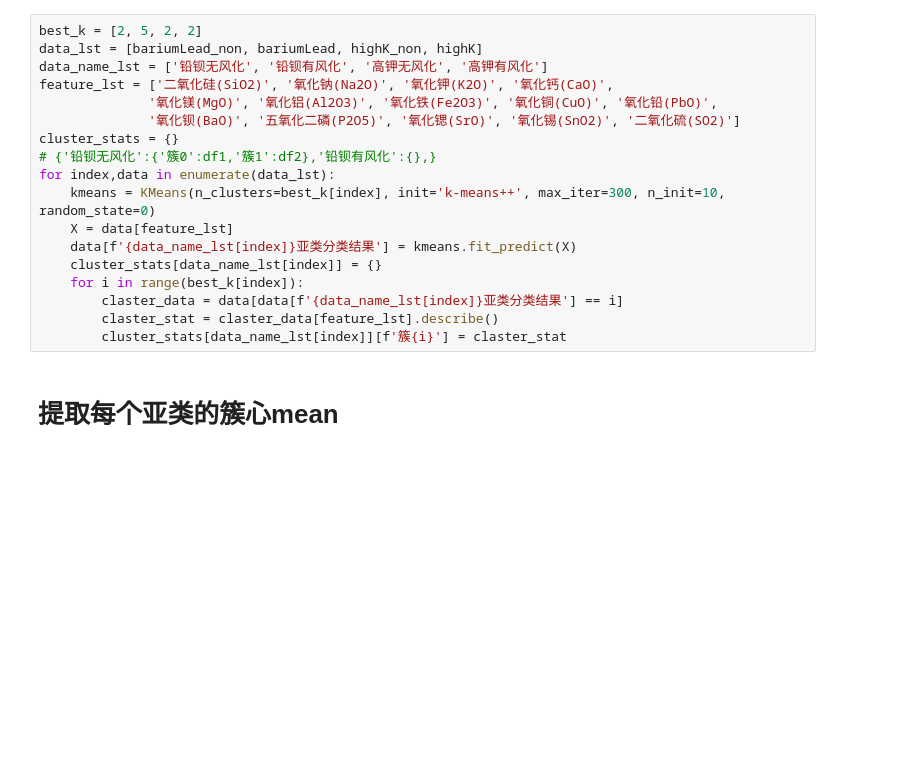
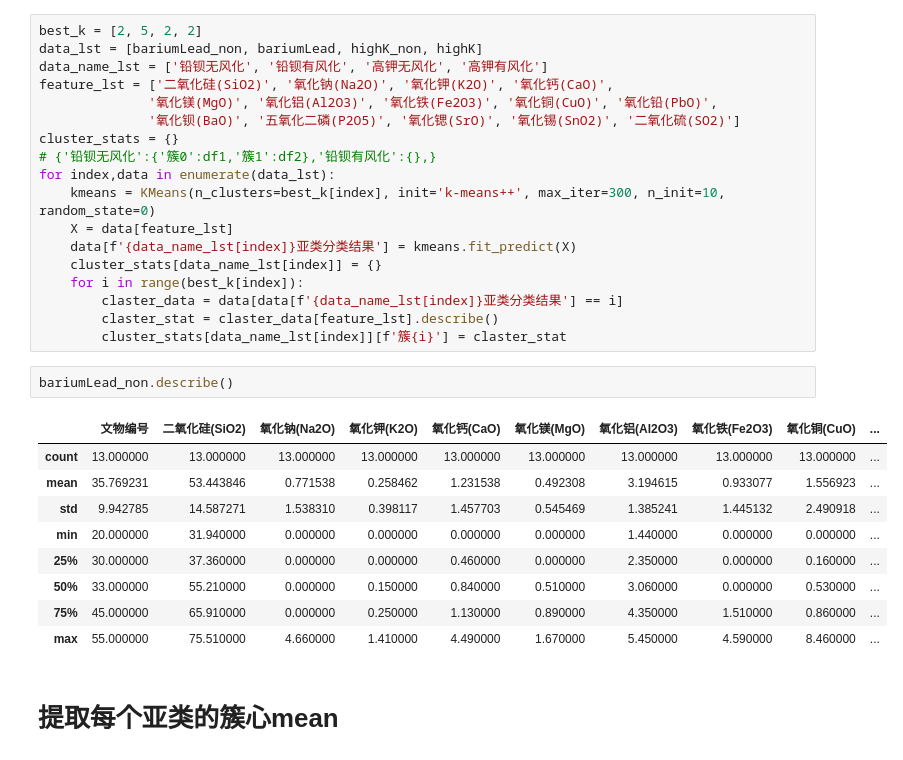
Before and after one commit to 17ayyy/Problem_2022C, a Jupyter notebook: code/Problem2_2.ipynb, the cells around one changed output. Cells and saved outputs as stored; diff of their text form; blank space fills up the shorter version.

```diff
--- a/code/Problem2_2.ipynb
+++ b/code/Problem2_2.ipynb
@@ -130,6 +130,18 @@ for index,data in enumerate(data_lst):
         claster_data = data[data[f'{data_name_lst[index]}亚类分类结果'] == i]
         claster_stat = claster_data[feature_lst].describe()
         cluster_stats[data_name_lst[index]][f'簇{i}'] = claster_stat
+# %%
+bariumLead_non.describe()
+# %% [output]
+|  | 文物编号 | 二氧化硅(SiO2) | 氧化钠(Na2O) | 氧化钾(K2O) | 氧化钙(CaO) | 氧化镁(MgO) | 氧化铝(Al2O3) | 氧化铁(Fe2O3) | 氧化铜(CuO) | ... |
+| count | 13.000000 | 13.000000 | 13.000000 | 13.000000 | 13.000000 | 13.000000 | 13.000000 | 13.000000 | 13.000000 | ... |
+| mean | 35.769231 | 53.443846 | 0.771538 | 0.258462 | 1.231538 | 0.492308 | 3.194615 | 0.933077 | 1.556923 | ... |
+| std | 9.942785 | 14.587271 | 1.538310 | 0.398117 | 1.457703 | 0.545469 | 1.385241 | 1.445132 | 2.490918 | ... |
+| min | 20.000000 | 31.940000 | 0.000000 | 0.000000 | 0.000000 | 0.000000 | 1.440000 | 0.000000 | 0.000000 | ... |
+| 25% | 30.000000 | 37.360000 | 0.000000 | 0.000000 | 0.460000 | 0.000000 | 2.350000 | 0.000000 | 0.160000 | ... |
+| 50% | 33.000000 | 55.210000 | 0.000000 | 0.150000 | 0.840000 | 0.510000 | 3.060000 | 0.000000 | 0.530000 | ... |
+| 75% | 45.000000 | 65.910000 | 0.000000 | 0.250000 | 1.130000 | 0.890000 | 4.350000 | 1.510000 | 0.860000 | ... |
+| max | 55.000000 | 75.510000 | 4.660000 | 1.410000 | 4.490000 | 1.670000 | 5.450000 | 4.590000 | 8.460000 | ... |
 # %% [markdown]
 # 提取每个亚类的簇心mean
 # %%
```
Also changed, not shown: parts of 1 cell of this notebook.
